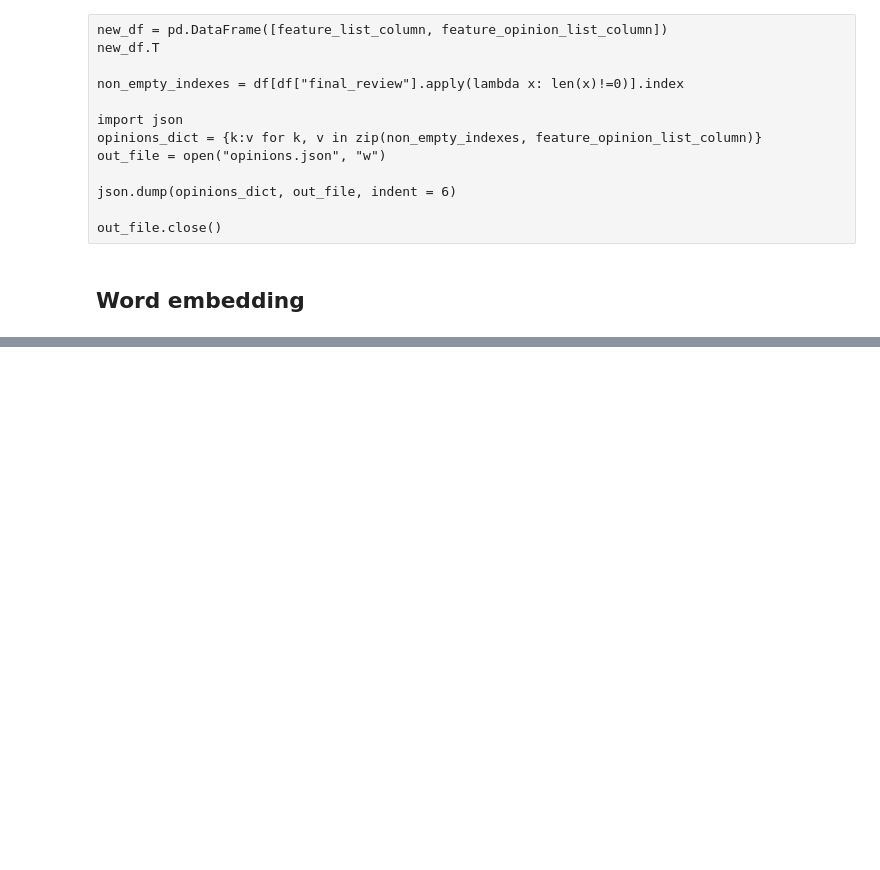
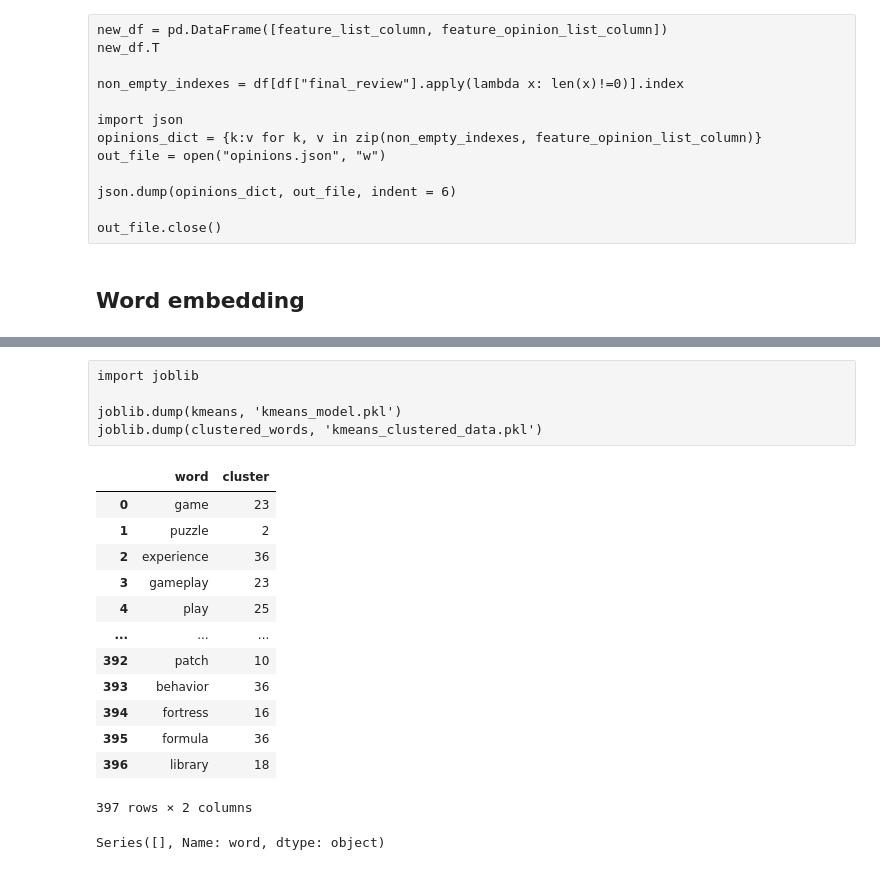
Before and after one commit to markrz12/aspect-based-opinion-mining, a Jupyter notebook: Mgr1.ipynb, the cells around one changed output, grey strips where cells are left out. Drawn from its saved outputs; the diff is of its cells as text; code cells hidden in the pictures; blank space fills up the shorter version.

```diff
--- a/Mgr1.ipynb
+++ b/Mgr1.ipynb
@@ -816,0 +781,30 @@ import matplotlib.pyplot as plt
+# %% [raw]
+import joblib
+
+joblib.dump(kmeans, 'kmeans_model.pkl')
+joblib.dump(clustered_words, 'kmeans_clustered_data.pkl')
+# %%
+kmeans = joblib.load('kmeans_model.pkl')
+# %%
+clustered_words = joblib.load('kmeans_clustered_data.pkl')
+# %%
+clustered_words
+# %% [output]
+|  | word | cluster |
+| 0 | game | 23 |
+| 1 | puzzle | 2 |
+| 2 | experience | 36 |
+| 3 | gameplay | 23 |
+| 4 | play | 25 |
+| ... | ... | ... |
+| 392 | patch | 10 |
+| 393 | behavior | 36 |
+| 394 | fortress | 16 |
+| 395 | formula | 36 |
+| 396 | library | 18 |
+397 rows × 2 columns
+# %%
+cluster_1_words = clustered_words.loc[clustered_words['cluster'] == 38, 'word']
+print(cluster_1_words)
+# %% [output]
+Series([], Name: word, dtype: object)
```
Also changed, not shown: parts of 54 cells of this notebook, 2 other files.
